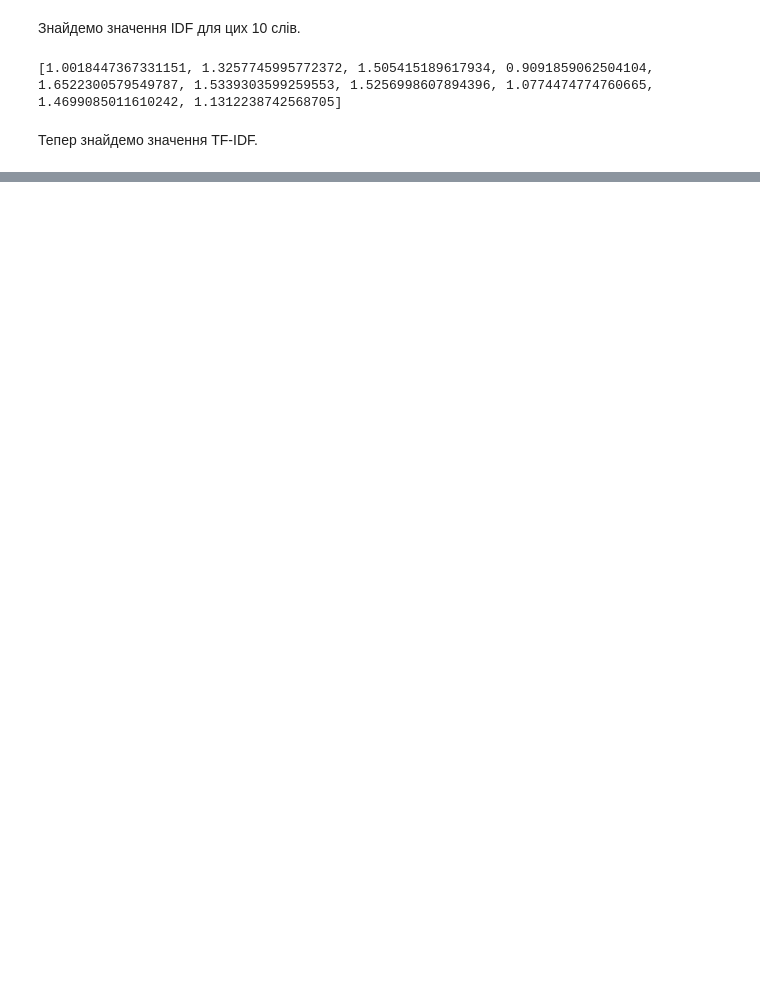
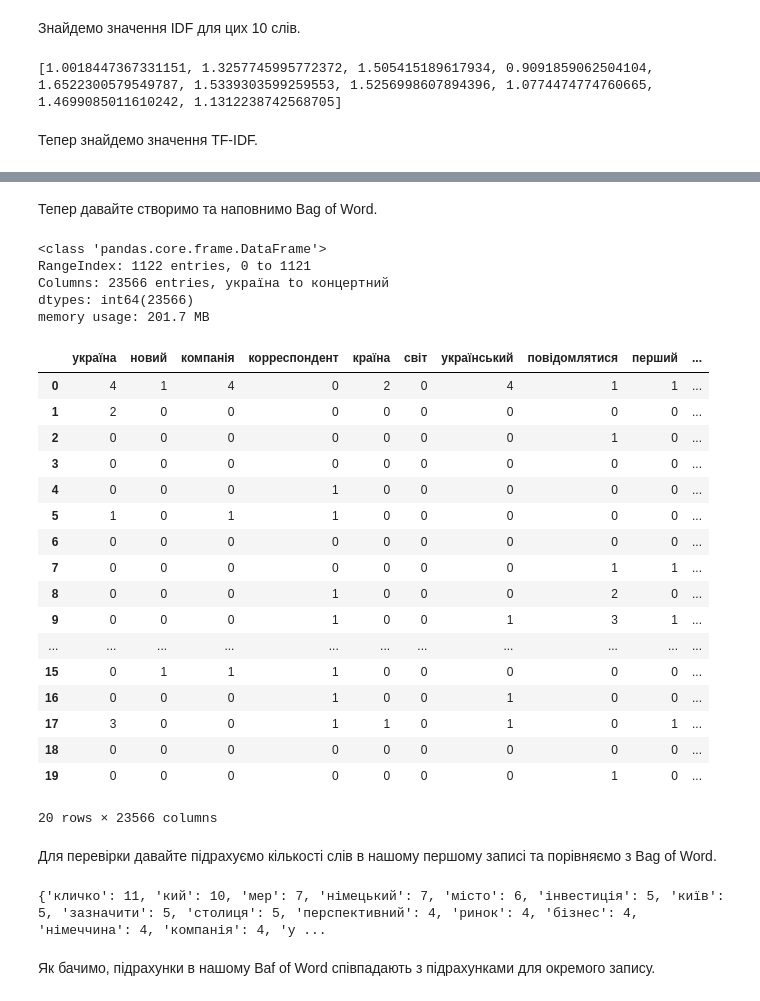
Before and after one commit to ErnestoFolting/dataAnalysisLab8, a Jupyter notebook: dataAnalysisLab8.ipynb, the cells around one changed output, grey strips where cells are left out. Drawn from its saved outputs; the diff is of its cells as text; code cells hidden in the pictures; blank space fills up the shorter version.

Commit message:
Add TF-IDF evaluating, Bag of Word creation and rename main file

```diff
--- a/main.ipynb
+++ b/dataAnalysisLab8.ipynb
@@ -285,0 +330,58 @@ print(idfLst)
+# %% [markdown]
+Тепер давайте створимо та наповнимо Bag of Word.
+# %%
+allUniqueWords = list(wordCount(allBodies).keys())
+allCounts = []
+for j in range(0,1122):
+    allCounts.append(wordCount(dataset.loc[j]["Body"]))
+
+def createBagOfWord():
+    arrays = []
+    for i in range(0,len(allUniqueWords)):
+        arr = []
+        word = allUniqueWords[i]
+        for j in range(0,1122):
+            if word in allCounts[j].keys():
+                arr.append(allCounts[j][word])
+            else:
+                arr.append(0)
+        arrays.append(arr)
+    return arrays
+
+bag = createBagOfWord()
+bag = pd.DataFrame(bag).T
+bag.columns = allUniqueWords
+bag.info()
+bag.head(20)
+# %% [output]
+<class 'pandas.core.frame.DataFrame'>
+RangeIndex: 1122 entries, 0 to 1121
+Columns: 23566 entries, україна to концертний
+dtypes: int64(23566)
+memory usage: 201.7 MB
+|  | україна | новий | компанія | корреспондент | країна | світ | український | повідомлятися | перший | ... |
+| 0 | 4 | 1 | 4 | 0 | 2 | 0 | 4 | 1 | 1 | ... |
+| 1 | 2 | 0 | 0 | 0 | 0 | 0 | 0 | 0 | 0 | ... |
+| 2 | 0 | 0 | 0 | 0 | 0 | 0 | 0 | 1 | 0 | ... |
+| 3 | 0 | 0 | 0 | 0 | 0 | 0 | 0 | 0 | 0 | ... |
+| 4 | 0 | 0 | 0 | 1 | 0 | 0 | 0 | 0 | 0 | ... |
+| 5 | 1 | 0 | 1 | 1 | 0 | 0 | 0 | 0 | 0 | ... |
+| 6 | 0 | 0 | 0 | 0 | 0 | 0 | 0 | 0 | 0 | ... |
+| 7 | 0 | 0 | 0 | 0 | 0 | 0 | 0 | 1 | 1 | ... |
+| 8 | 0 | 0 | 0 | 1 | 0 | 0 | 0 | 2 | 0 | ... |
+| 9 | 0 | 0 | 0 | 1 | 0 | 0 | 1 | 3 | 1 | ... |
+| ... | ... | ... | ... | ... | ... | ... | ... | ... | ... | ... |
+| 15 | 0 | 1 | 1 | 1 | 0 | 0 | 0 | 0 | 0 | ... |
+| 16 | 0 | 0 | 0 | 1 | 0 | 0 | 1 | 0 | 0 | ... |
+| 17 | 3 | 0 | 0 | 1 | 1 | 0 | 1 | 0 | 1 | ... |
+| 18 | 0 | 0 | 0 | 0 | 0 | 0 | 0 | 0 | 0 | ... |
+| 19 | 0 | 0 | 0 | 0 | 0 | 0 | 0 | 1 | 0 | ... |
+20 rows × 23566 columns
+# %% [markdown]
+Для перевірки давайте підрахуємо кількості слів в нашому першому записі та порівняємо з Bag of Word.
+# %%
+print(wordCount(dataset.loc[0]["Body"]))
+# %% [output]
+{'кличко': 11, 'кий': 10, 'мер': 7, 'німецький': 7, 'місто': 6, 'інвестиція': 5, 'київ': 5, 'зазначити': 5, 'столиця': 5, 'перспективний': 4, 'ринок': 4, 'бізнес': 4, 'німеччина': 4, 'компанія': 4, 'у ...
+# %% [markdown]
+Як бачимо, підрахунки в нашому Baf of Word співпадають з підрахунками для окремого запису.
```
Also changed, not shown: parts of 2 cells of this notebook.
